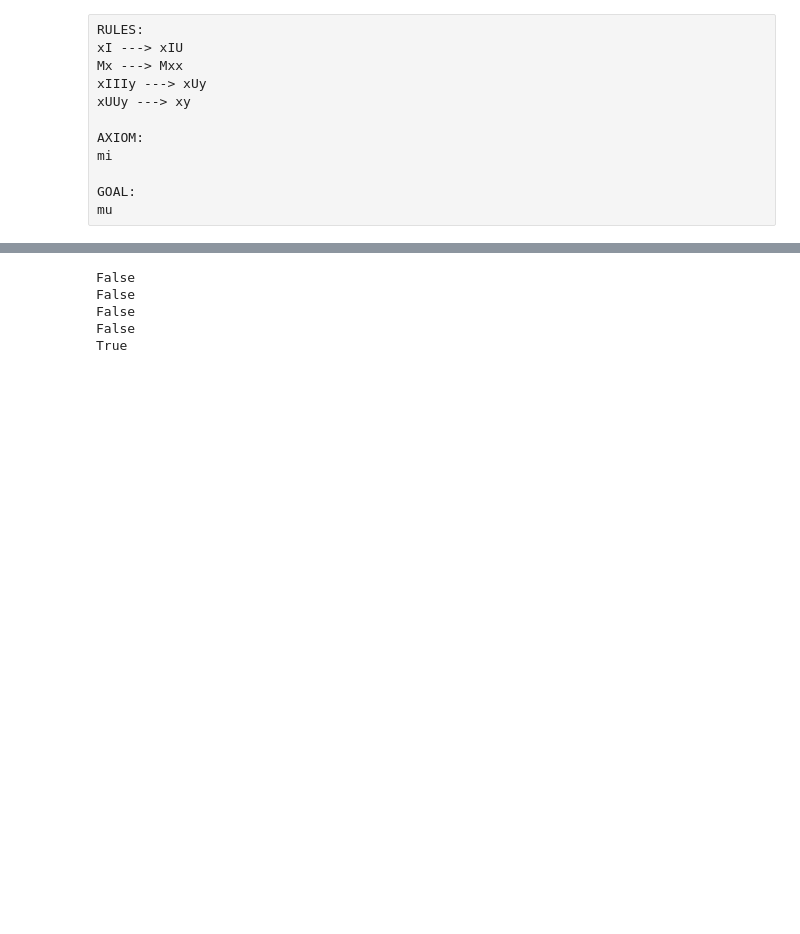
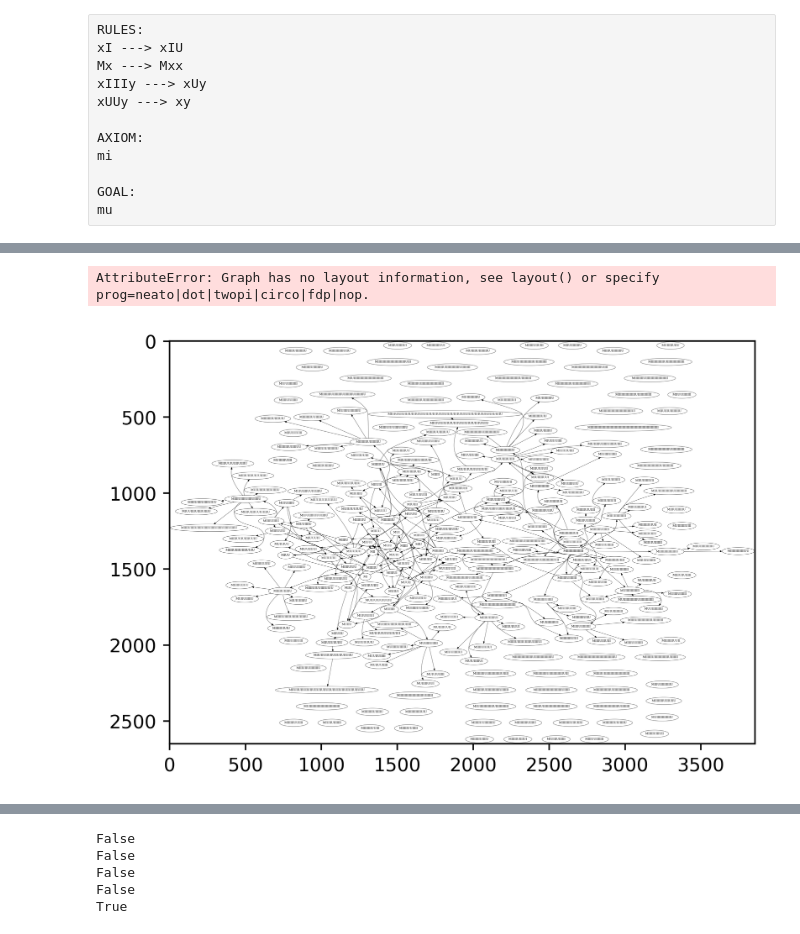
Before and after one commit to teerev/hofstadter-miu-puzzle, a Jupyter notebook: miu.ipynb, the cells around one changed output, grey strips where cells are left out. Saved outputs shown, nothing was run; the diff lists cells and outputs as text; code cells hidden in the pictures; blank space fills up the shorter version.

Commit message:
added plotting functions and adjacency matrix

```diff
--- a/miu.ipynb
+++ b/miu.ipynb
@@ -161,0 +173,69 @@ def apply_rules_randomly(string, num_applications):
+# %%
+paths=[]
+adj = pd.DataFrame(0, index=list(allnodes), columns=(allnodes))
+
+for i in range(10000):
+
+    path = random_traversal('MI', 6)
+
+    paths += path
+
+    for first, second in zip(path, path[1:]):
+        adj.loc[second, first] += 1
+# %%
+for column in list(adj.columns):
+    adj.loc[adj[column] > 1, column] = 1
+# %%
+import pygraphviz as pgv
+import matplotlib.image as mpimg
+import matplotlib.pyplot as plt
+
+plt.rcParams['figure.dpi'] = 300
+
+dag = pgv.AGraph(directed=True)
+
+for node in adj.index:
+    dag.add_node(node)
+
+for index in adj.index:
+    for child in adj.columns:
+        for parent in adj.index[adj[child] == True]:
+            dag.add_edge(child, parent)
+
+dag.layout(prog='dot')
+
+pos =
+
+dag.draw('dag.png')
+
+img = mpimg.imread('dag.png')
+plt.imshow(img)
+plt.show()
+# %% [output]
+AttributeError: Graph has no layout information, see layout() or specify prog=neato|dot|twopi|circo|fdp|nop.
+# %%
+import pygraphviz as pgv
+import matplotlib.image as mpimg
+import matplotlib.pyplot as plt
+
+plt.rcParams['figure.dpi'] = 500
+
+dag = pgv.AGraph(directed=True, overlap='false', splines='true')
+
+for node in adj.index:
+    dag.add_node(node)
+
+for index in adj.index:
+    for child in adj.columns:
+        for parent in adj.index[adj[child] == True]:
+            dag.add_edge(child, parent)
+
+
+dag.layout(prog='fdp')  #neato, dot, twopi, circo, fdp, nop, wc, acyclic, gvpr, gvcolor, ccomps, sccmap, tred, sfdp, unflatten.
+dag.draw('dag.png')
+
+img = mpimg.imread('dag.png')#
+plt.imshow(img)
+plt.show()
+# %% [output]
+[figure, added]
```
Also changed, not shown: parts of 9 cells of this notebook.
